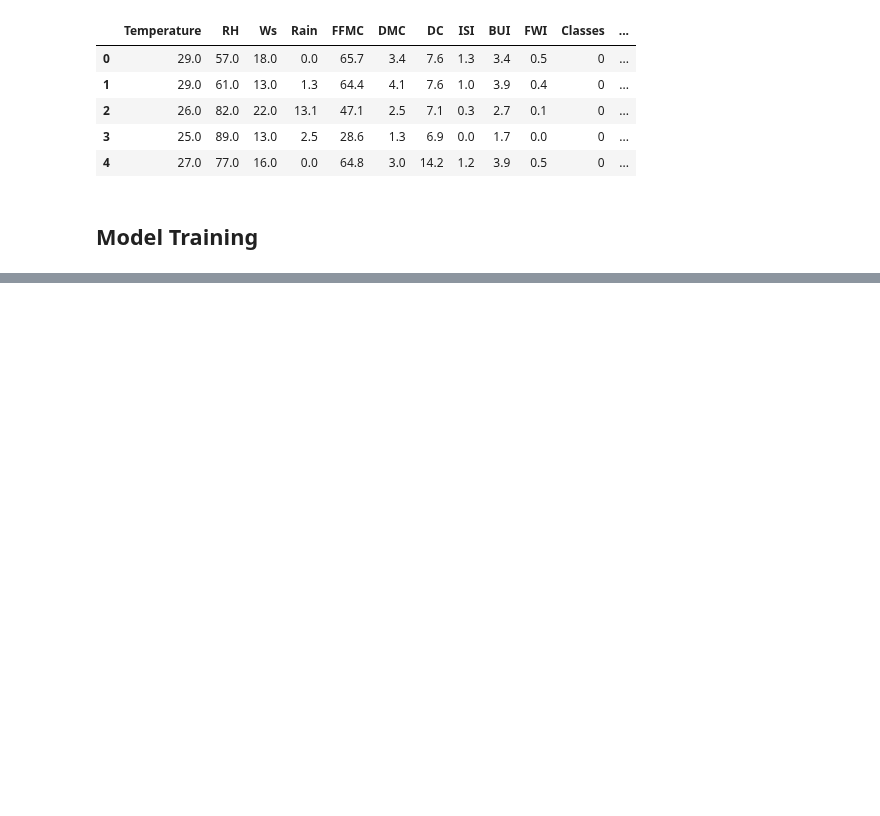
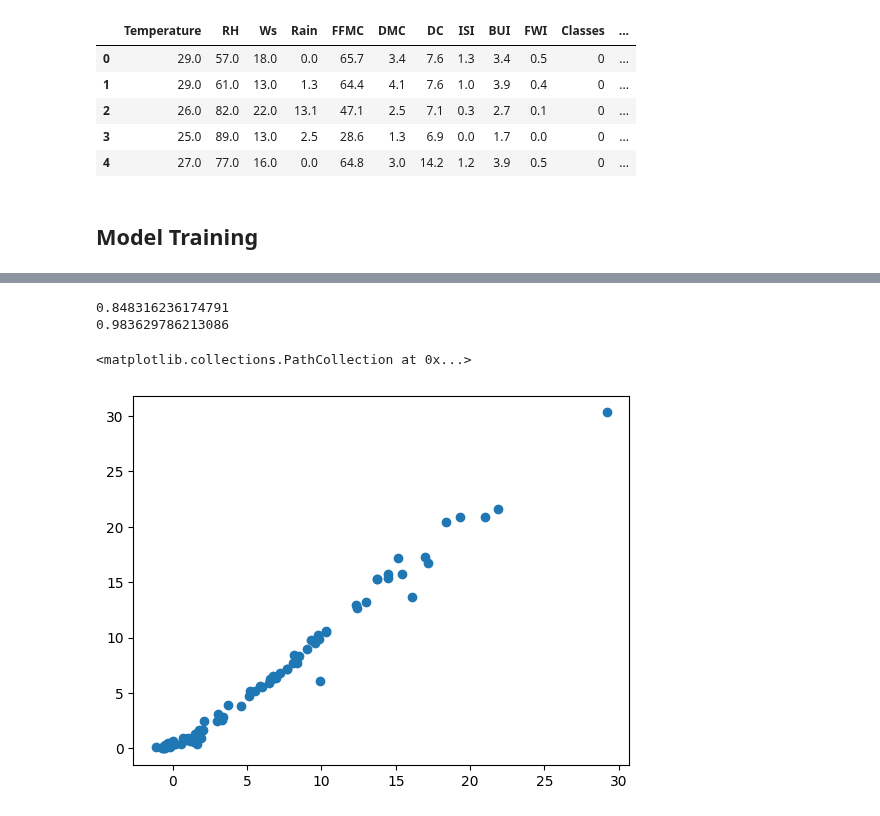
Before and after one commit to ArunNegi112/Machine_Learning, a Jupyter notebook: 4_LinearRegression/7_Forest_fire_prediction.ipynb, the cells around one changed output, grey strips where cells are left out. Cells and saved outputs as stored; diff of their text form; code cells hidden in the pictures; blank space fills up the shorter version.

```diff
--- a/4_LinearRegression/7_Forest_fire_prediction.ipynb
+++ b/4_LinearRegression/7_Forest_fire_prediction.ipynb
@@ -265,0 +385,17 @@ data_copy.head()
+# %%
+from sklearn.linear_model import LassoCV
+
+lasso_cv = LassoCV(cv=5)
+lasso_cv.fit(x_train_scaled,y_train)
+y_pred = lasso_cv.predict(x_test_scaled)
+rsme_error = root_mean_squared_error(y_test,y_pred)
+r2 = r2_score(y_test,y_pred)
+
+print(rsme_error)
+print(r2)
+plt.scatter(y_pred,y_test)
+# %% [output]
+0.848316236174791
+0.983629786213086
+<matplotlib.collections.PathCollection at 0x...>
+[figure, added]
```
Also changed, not shown: parts of 25 cells of this notebook, 10 other files.
